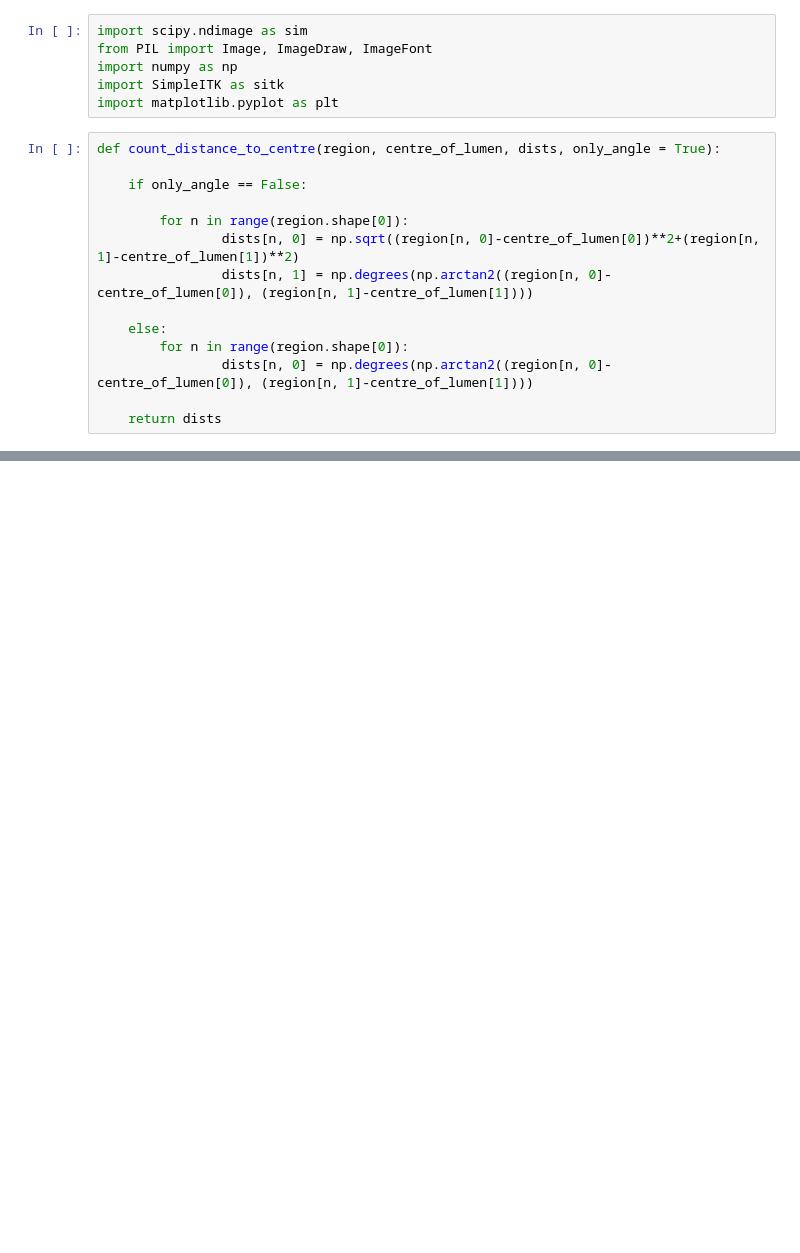
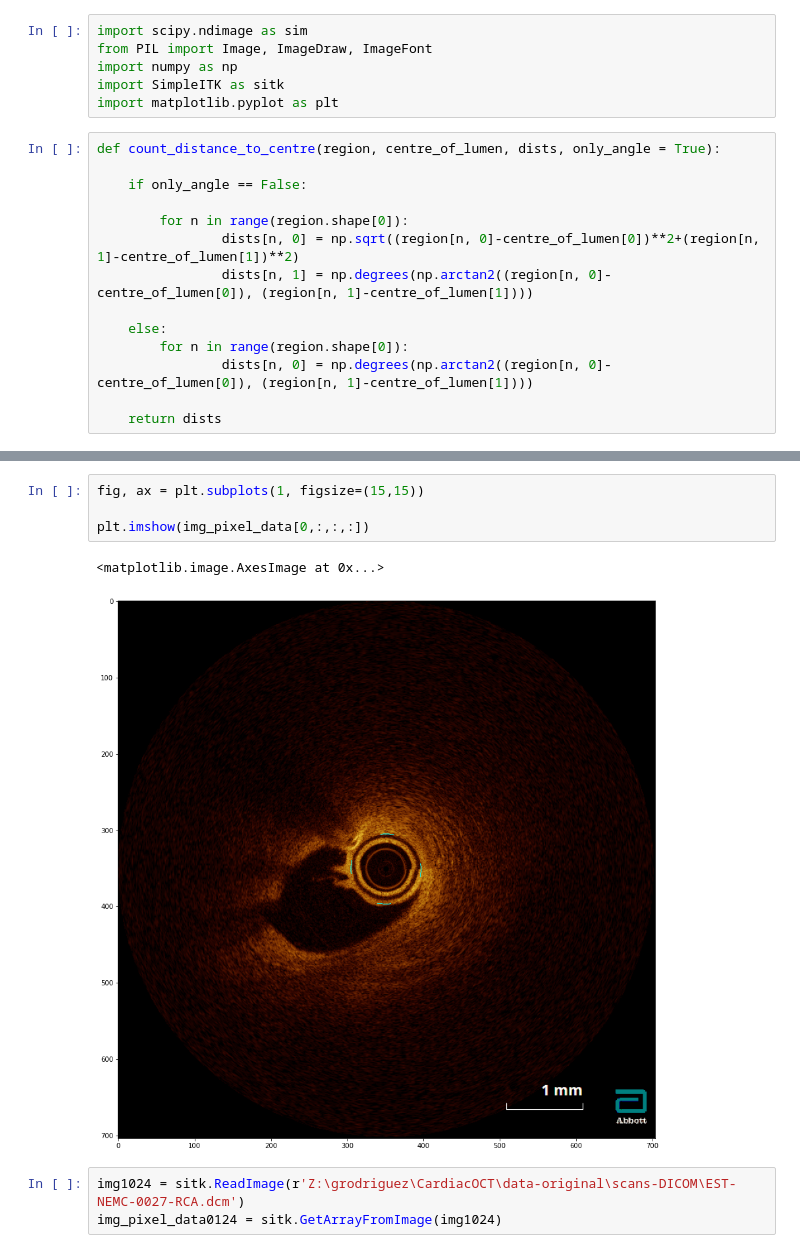
Before and after one commit to Gonzalo2408/CardiacOCT-project, a Jupyter notebook: post-processing/output_handling.ipynb, the cells around one changed output, grey strips where cells are left out. Saved outputs shown, nothing was run; the diff lists cells and outputs as text; blank space fills up the shorter version.

```diff
--- a/post-processing/output_handling.ipynb
+++ b/post-processing/output_handling.ipynb
@@ -357,0 +326,10 @@ axes[4].imshow(merged_preproc.astype(np.int32))
+# %%
+fig, ax = plt.subplots(1, figsize=(15,15))
+
+plt.imshow(img_pixel_data[0,:,:,:])
+# %% [output]
+<matplotlib.image.AxesImage at 0x...>
+[figure, added]
+# %%
+img1024 = sitk.ReadImage(r'Z:\grodriguez\CardiacOCT\data-original\scans-DICOM\EST-NEMC-0027-RCA.dcm')
+img_pixel_data0124 = sitk.GetArrayFromImage(img1024)
```
Also changed, not shown: parts of 10 cells of this notebook, 24 other files.
